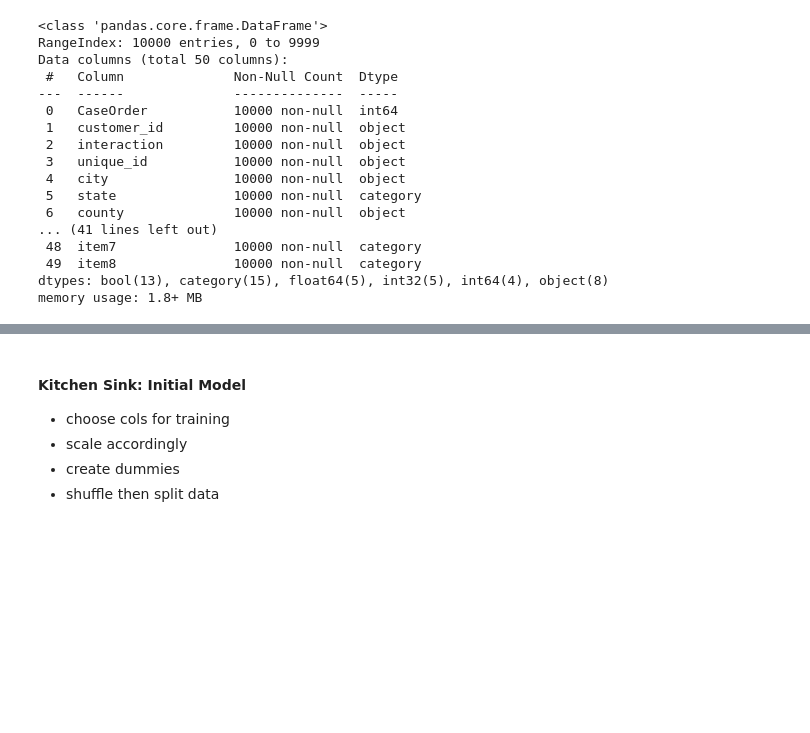
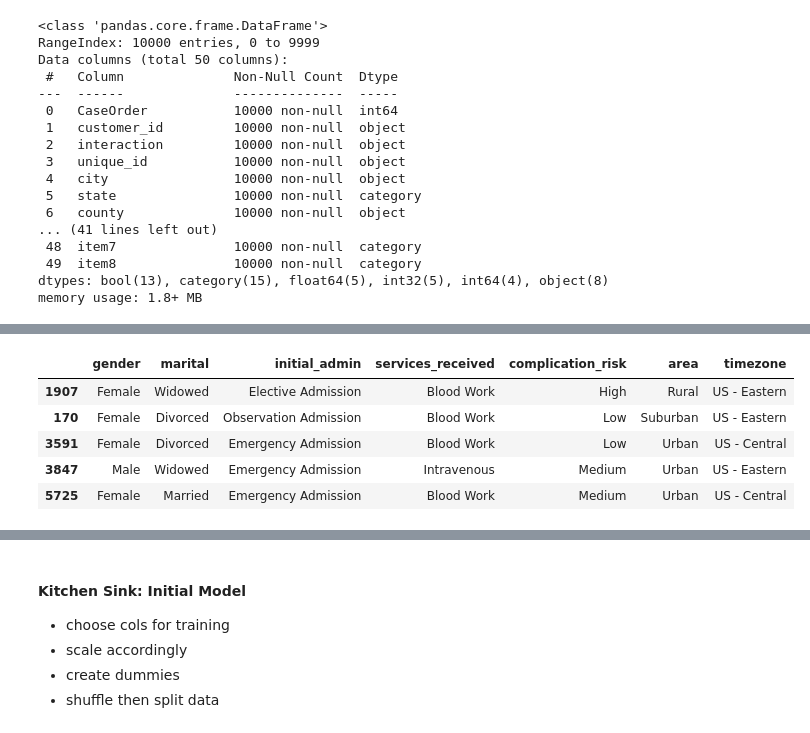
Before and after one commit to DesireeMcElroy/WGU_MSDA, a Jupyter notebook: D208-Predictive_Modeling/logistic_reg_task1.ipynb, the cells around one changed output, grey strips where cells are left out. Saved outputs shown, nothing was run; the diff lists cells and outputs as text; code cells hidden in the pictures; blank space fills up the shorter version.

```diff
--- a/D208-Predictive_Modeling/logistic_reg_task1.ipynb
+++ b/D208-Predictive_Modeling/logistic_reg_task1.ipynb
@@ -556,0 +631,9 @@ memory usage: 1.8+ MB
+# %%
+df[to_dummy].sample(5)
+# %% [output]
+|  | gender | marital | initial_admin | services_received | complication_risk | area | timezone |
+| 1907 | Female | Widowed | Elective Admission | Blood Work | High | Rural | US - Eastern |
+| 170 | Female | Divorced | Observation Admission | Blood Work | Low | Suburban | US - Eastern |
+| 3591 | Female | Divorced | Emergency Admission | Blood Work | Low | Urban | US - Central |
+| 3847 | Male | Widowed | Emergency Admission | Intravenous | Medium | Urban | US - Eastern |
+| 5725 | Female | Married | Emergency Admission | Blood Work | Medium | Urban | US - Central |
```
Also changed, not shown: parts of 56 cells of this notebook.
